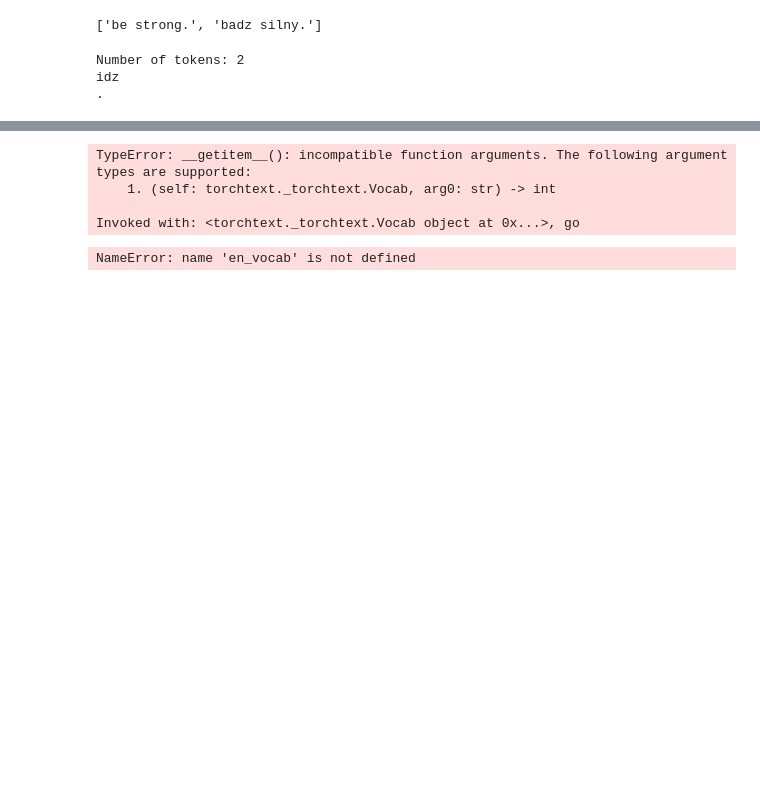
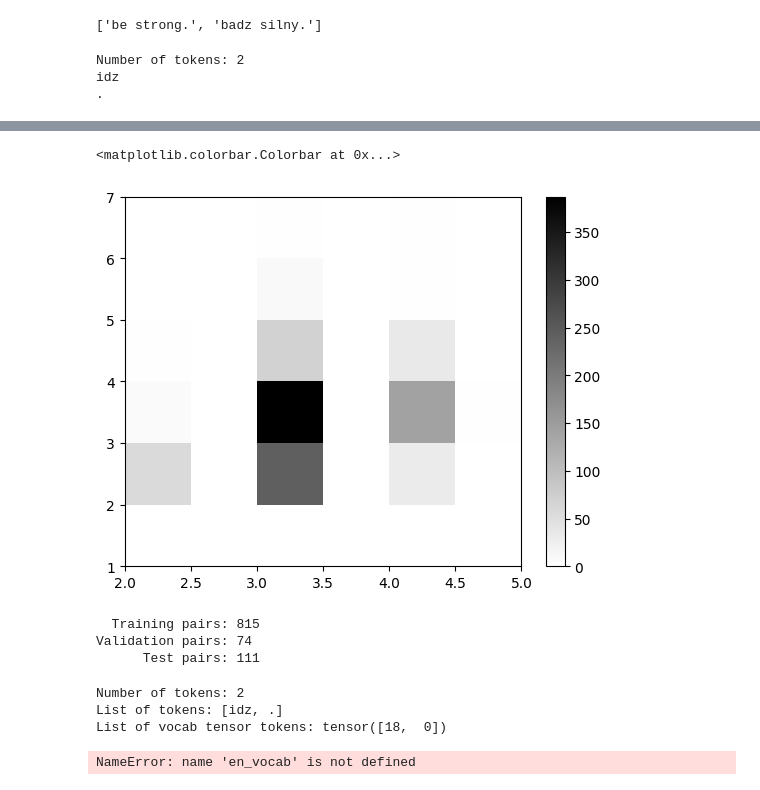
Before and after one commit to PyroX2/GRU_Transformer_Comparison, a Jupyter notebook: bahdanau.ipynb, the cells around one changed output, grey strips where cells are left out. Cells and saved outputs as stored; diff of their text form; code cells hidden in the pictures; blank space fills up the shorter version.

```diff
--- a/bahdanau.ipynb
+++ b/bahdanau.ipynb
@@ -23,6 +23,7 @@ def normalizeString(s):
     return s
 # %%
 SPECIALS = ['<unk>', '<pad>', '<bos>', '<eos>'] # UNK for unknown words
+NUMBER_OF_SENTENCES = 1000
 # %%
 # Open data file and read lines
 with open("./data/pol.txt") as f:
@@ -92,2 +109,9 @@ English tokens:  ['go', '.', 'hi', '.', 'run', '!', 'run', '.', 'run', '.', 'who
+# %%
+# Sentence lengths comparison
+plt.hist2d(en_lengths, pl_lengths, cmap='binary', bins=6)
+plt.colorbar()
+# %% [output]
+<matplotlib.colorbar.Colorbar at 0x...>
+[figure, added]
 # %%
 # Create torchtext Vocabs from lists of tokens
@@ -102,19 +126,19 @@ valid_data = []
 test_data = []
 
 random.seed(6547)
-for (en, pl) in lines:
+for (en, pl) in lines[:NUMBER_OF_SENTENCES]:
     # Tokenizes words, takes each token and gets item from torchtext Vocab. __getitem__ from torchtext Vocab returns index of this token
-    en_tensor_ = torch.tensor([en_vocab[token] for token in en_tokenizer(en)])
-    fr_tensor_ = torch.tensor([pl_vocab[token] for token in pl_tokenizer(pl)])
+    en_tensor_ = torch.tensor([en_vocab[str(token)] for token in en_tokenizer(en)])
+    pl_tensor_ = torch.tensor([pl_vocab[str(token)] for token in pl_tokenizer(pl)])
 
     # Gets random number from 0 to 1 and adds the token to the appropriate dataset
     random_draw = random.random()
     if random_draw <= VALID_PCT:
-        valid_data.append((en_tensor_, fr_tensor_))
+        valid_data.append((en_tensor_, pl_tensor_))
     elif random_draw <= VALID_PCT + TEST_PCT:
-        test_data.append((en_tensor_, fr_tensor_))
+        test_data.append((en_tensor_, pl_tensor_))
     else:
-        train_data.append((en_tensor_, fr_tensor_))
+        train_data.append((en_tensor_, pl_tensor_))
 
 
 print(f"""
@@ -122,10 +146,19 @@ print(f"""
 Validation pairs: {len(valid_data):,}
       Test pairs: {len(test_data):,}""")
 # %% [output]
-TypeError: __getitem__(): incompatible function arguments. The following argument types are supported:
-    1. (self: torchtext._torchtext.Vocab, arg0: str) -> int
-
-Invoked with: <torchtext._torchtext.Vocab object at 0x...>, go
+  Training pairs: 815
+Validation pairs: 74
+      Test pairs: 111
+# %%
+# Print comparison of one sentence
+tokens = pl_tokenizer(lines[0][1])
+print('Number of tokens:', len(tokens))
+print('List of tokens:', [token for token in tokens])
+print('List of vocab tensor tokens:', train_data[0][1])
+# %% [output]
+Number of tokens: 2
+List of tokens: [idz, .]
+List of vocab tensor tokens: tensor([18,  0])
 # %%
 PAD_IDX = en_vocab['<pad>']
 BOS_IDX = en_vocab['<bos>']
```
Also changed, not shown: parts of 9 cells of this notebook.
